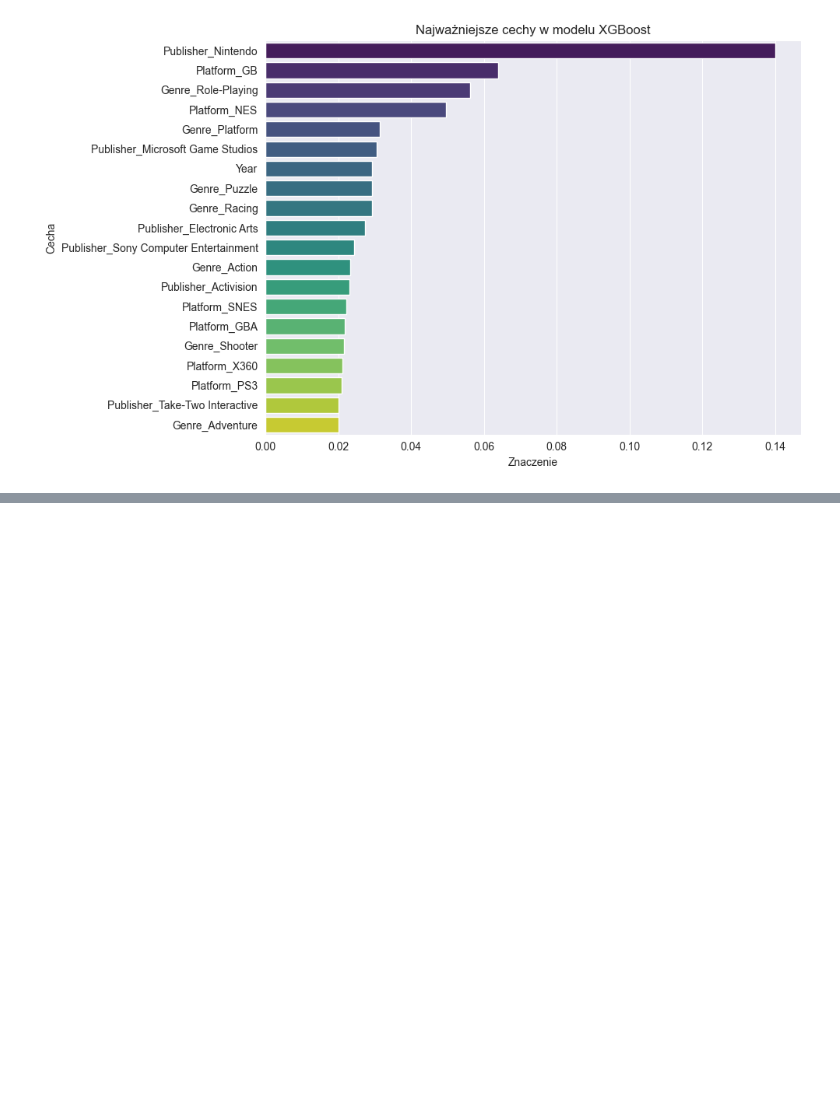
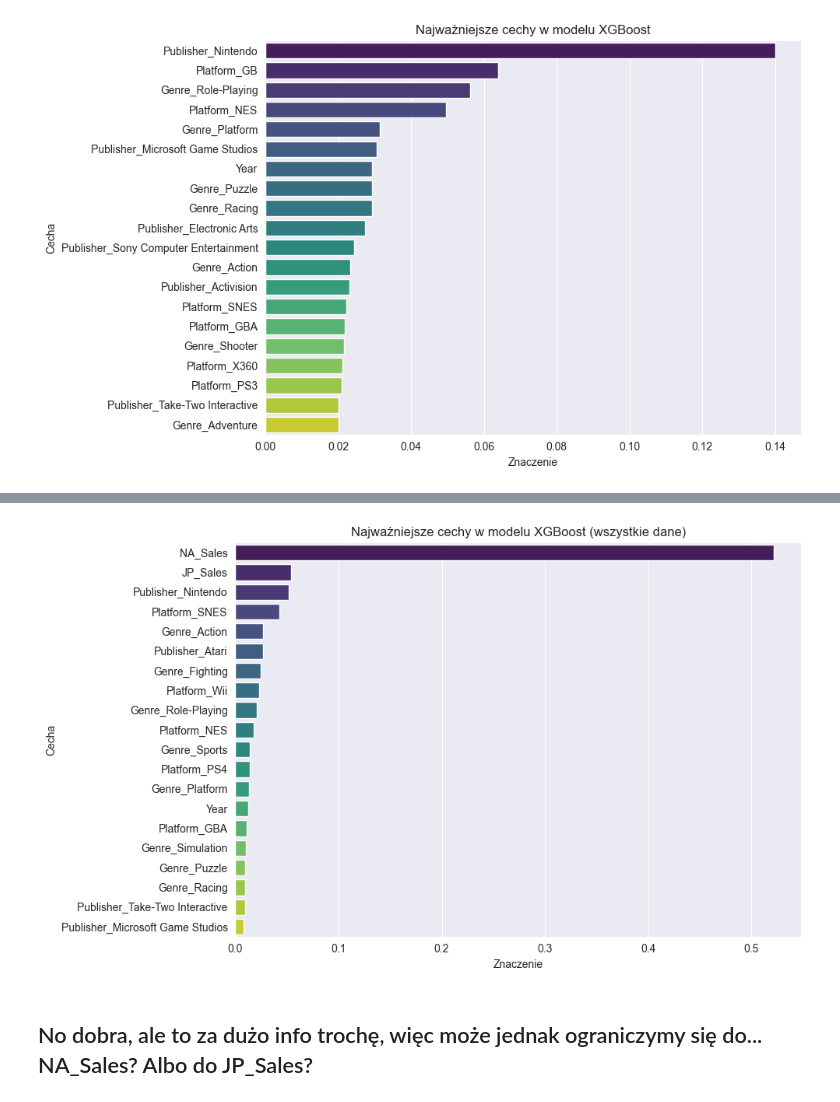
Before and after one commit to KotZPolibudy/PUT_SUS, a Jupyter notebook: zdataset-analiza/studium_przypadku.ipynb, the cells around one changed output, grey strips where cells are left out. Saved outputs shown, nothing was run; the diff lists cells and outputs as text; code cells hidden in the pictures; blank space fills up the shorter version.

```diff
--- a/zdataset-analiza/studium_przypadku.ipynb
+++ b/zdataset-analiza/studium_przypadku.ipynb
@@ -473,0 +573,22 @@ plt.show()
+# %%
+xgb_model = xgb_pipeline.named_steps['reg']
+importances = xgb_model.feature_importances_
+
+# Zbuduj listę nazw cech
+feature_names_xgb = list(feature_names_cat) + numeric_cols
+importance_df = pd.DataFrame({
+    'Feature': feature_names_xgb,
+    'Importance': importances
+}).sort_values(by='Importance', ascending=False).head(20)
+
+plt.figure(figsize=(10, 6))
+sns.barplot(data=importance_df, x='Importance', y='Feature', palette='viridis')
+plt.title("Najważniejsze cechy w modelu XGBoost (wszystkie dane)")
+plt.xlabel("Znaczenie")
+plt.ylabel("Cecha")
+plt.tight_layout()
+plt.show()
+# %% [output]
+[figure, added]
+# %% [markdown]
+## No dobra, ale to za dużo info trochę, więc może jednak ograniczymy się do... NA_Sales? Albo do JP_Sales?
```
Also changed, not shown: parts of 11 cells of this notebook, 6 other files.
